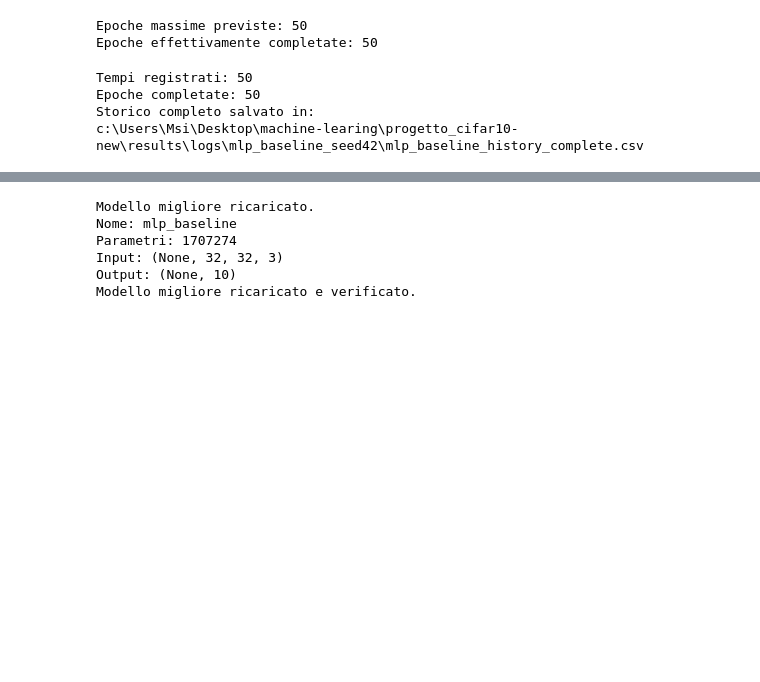
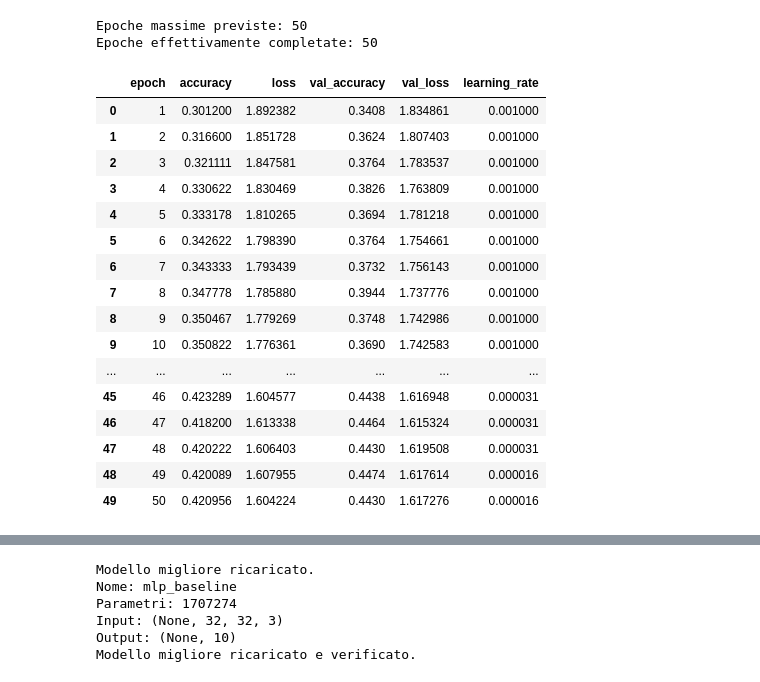
Before and after one commit to Andrea5098/progetto_cifar10-new, a Jupyter notebook: notebooks/01_analisi_preliminare.ipynb, the cells around one changed output, grey strips where cells are left out. Drawn from its saved outputs; the diff is of its cells as text; code cells hidden in the pictures; blank space fills up the shorter version.

```diff
--- a/notebooks/01_analisi_preliminare.ipynb
+++ b/notebooks/01_analisi_preliminare.ipynb
@@ -5718,68 +5695,36 @@ Epoche effettivamente completate: 50
 # %%
 mlp_history_df = pd.DataFrame(
     mlp_history.history
 )
 
 mlp_history_df.insert(
     0,
     "epoch",
     np.arange(
         1,
         len(mlp_history_df) + 1
     )
 )
 
 mlp_history_df
-
-epoch_times = (
-    epoch_time_callback.epoch_times
-)
-
-print(
-    "Tempi registrati:",
-    len(epoch_times)
-)
-
-print(
-    "Epoche completate:",
-    mlp_epochs_completed
-)
-
-assert len(epoch_times) == mlp_epochs_completed
-
-mlp_history_df[
-    "epoch_time_seconds"
-] = epoch_times
-
-mlp_history_df[
-    "cumulative_time_seconds"
-] = np.cumsum(
-    epoch_times
-)
-
-mlp_history_df.head()
-
-
-MLP_HISTORY_CSV_PATH = (
-    MLP_EXPERIMENT_DIR
-    / "mlp_baseline_history_complete.csv"
-)
-
-mlp_history_df.to_csv(
-    MLP_HISTORY_CSV_PATH,
-    index=False
-)
-
-print(
-    "Storico completo salvato in:"
-)
-
-print(MLP_HISTORY_CSV_PATH)
 # %% [output]
-Tempi registrati: 50
-Epoche completate: 50
-Storico completo salvato in:
-c:\Users\Msi\Desktop\machine-learing\progetto_cifar10-new\results\logs\mlp_baseline_seed42\mlp_baseline_history_complete.csv
+|  | epoch | accuracy | loss | val_accuracy | val_loss | learning_rate |
+| 0 | 1 | 0.301200 | 1.892382 | 0.3408 | 1.834861 | 0.001000 |
+| 1 | 2 | 0.316600 | 1.851728 | 0.3624 | 1.807403 | 0.001000 |
+| 2 | 3 | 0.321111 | 1.847581 | 0.3764 | 1.783537 | 0.001000 |
+| 3 | 4 | 0.330622 | 1.830469 | 0.3826 | 1.763809 | 0.001000 |
+| 4 | 5 | 0.333178 | 1.810265 | 0.3694 | 1.781218 | 0.001000 |
+| 5 | 6 | 0.342622 | 1.798390 | 0.3764 | 1.754661 | 0.001000 |
+| 6 | 7 | 0.343333 | 1.793439 | 0.3732 | 1.756143 | 0.001000 |
+| 7 | 8 | 0.347778 | 1.785880 | 0.3944 | 1.737776 | 0.001000 |
+| 8 | 9 | 0.350467 | 1.779269 | 0.3748 | 1.742986 | 0.001000 |
+| 9 | 10 | 0.350822 | 1.776361 | 0.3690 | 1.742583 | 0.001000 |
+| ... | ... | ... | ... | ... | ... | ... |
+| 45 | 46 | 0.423289 | 1.604577 | 0.4438 | 1.616948 | 0.000031 |
+| 46 | 47 | 0.418200 | 1.613338 | 0.4464 | 1.615324 | 0.000031 |
+| 47 | 48 | 0.420222 | 1.606403 | 0.4430 | 1.619508 | 0.000031 |
+| 48 | 49 | 0.420089 | 1.607955 | 0.4474 | 1.617614 | 0.000016 |
+| 49 | 50 | 0.420956 | 1.604224 | 0.4430 | 1.617276 | 0.000016 |
 # %%
 best_epoch_index = int(
     np.argmin(
```
Also changed, not shown: parts of 62 cells of this notebook, 30 other files.
